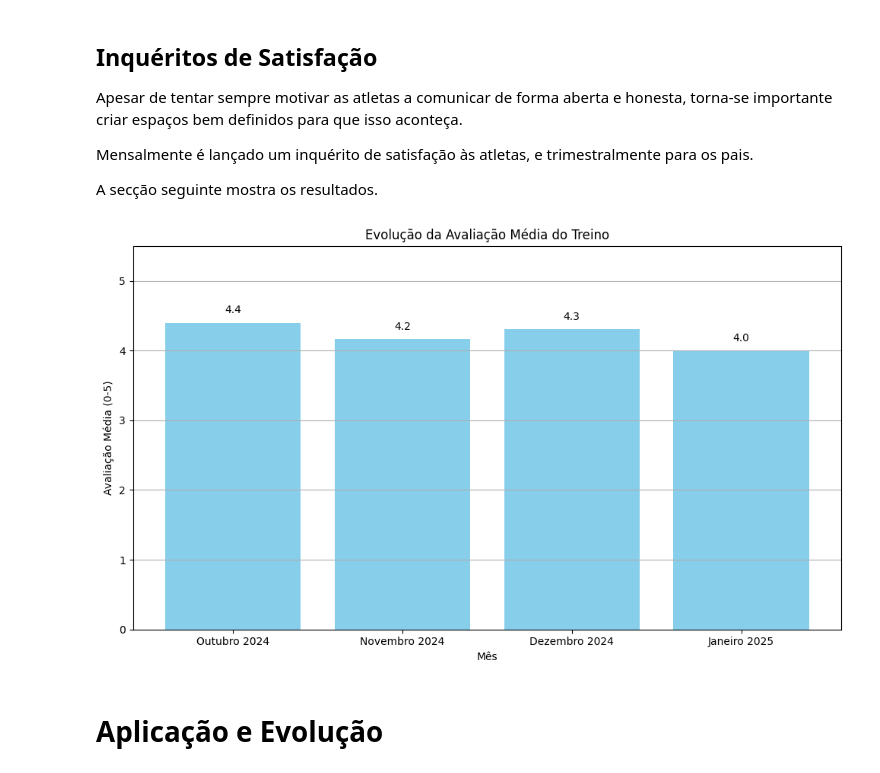
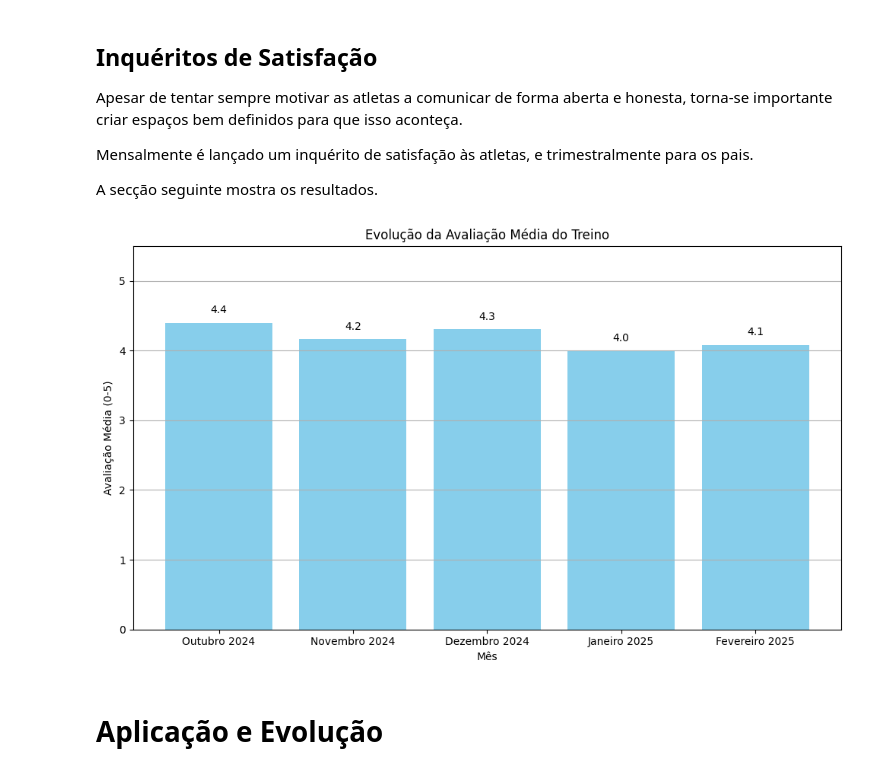
Before and after one commit to pmalves/coach-report-lv1, a Jupyter notebook: Dossier_de_Estágio_Pedro_Alves.ipynb, the cells around one changed output. Saved outputs shown, nothing was run; the diff lists cells and outputs as text; code cells hidden in the pictures.

```diff
--- a/Dossier_de_Estágio_Pedro_Alves.ipynb
+++ b/Dossier_de_Estágio_Pedro_Alves.ipynb
@@ -600,7 +601,8 @@ sheets_info = [
     {'month': 'Outubro 2024', 'sheet_id': '15mBtkhxqyfFRMkJfxp8XCqQAylUY3xpckwmCPgBcCQw'},
     {'month': 'Novembro 2024', 'sheet_id': '1cq9gxMnseV1AQGVv6u8-atLJYOlp-YIal3nx_fBxtiU'},
     {'month': 'Dezembro 2024', 'sheet_id': '1cS7Qe_38uxLVz3DDDOLmiRlHoEeEyf5Pq_0nHVsl5Ag'},
-    {'month': 'Janeiro 2025', 'sheet_id': '10EtUMrocukt-ebNWtC1APtByCK93uk9E51zRTb9jXzM'}
+    {'month': 'Janeiro 2025', 'sheet_id': '10EtUMrocukt-ebNWtC1APtByCK93uk9E51zRTb9jXzM'},
+    {'month': 'Fevereiro 2025', 'sheet_id': '1i3NJ92TrnZCzEm0Wb20rt07FnSZBxlGGk2LyhfCLrJk'}
 ]
 
 # Initialize a list to store the average rating per month
@@ -612,34 +614,34 @@ for info in sheets_info:
     sheet_id = info['sheet_id']
 
     # Open the Google Sheet and load data
     worksheet = gc.open_by_key(sheet_id).sheet1
     data = worksheet.get_all_records()
     df = pd.DataFrame(data)
 
     # Calculate the average rating for the month
     avg_rating = df.iloc[:, 1].mean()
     monthly_avg_ratings.append({'Month': month, 'Average Rating': avg_rating})
 
 # Step 4: Convert the list to a DataFrame
 ratings_df = pd.DataFrame(monthly_avg_ratings)
 
 # Step 5: Plot the bar chart
 plt.figure(figsize=(10, 6))
 bars = plt.bar(ratings_df['Month'], ratings_df['Average Rating'], color='skyblue')
 
 # Step 6: Add labels on top of the bars (in Portuguese)
 for bar in bars:
     yval = bar.get_height()
     plt.text(bar.get_x() + bar.get_width()/2, yval + 0.1, f'{round(yval, 1)}', ha='center', va='bottom')
 
 plt.title('Evolução da Avaliação Média do Treino')  # Title in Portuguese
 plt.xlabel('Mês')  # X-axis label in Portuguese
 plt.ylabel('Avaliação Média (0-5)')  # Y-axis label in Portuguese
 plt.ylim(0, 5.5)
 plt.grid(axis='y')
 plt.tight_layout()
 # %% [output]
-[figure, old version]
+[figure, new version]
 # %% [markdown]
 # Aplicação e Evolução
 # %% [markdown]
```
Also changed, not shown: parts of 11 cells of this notebook.
